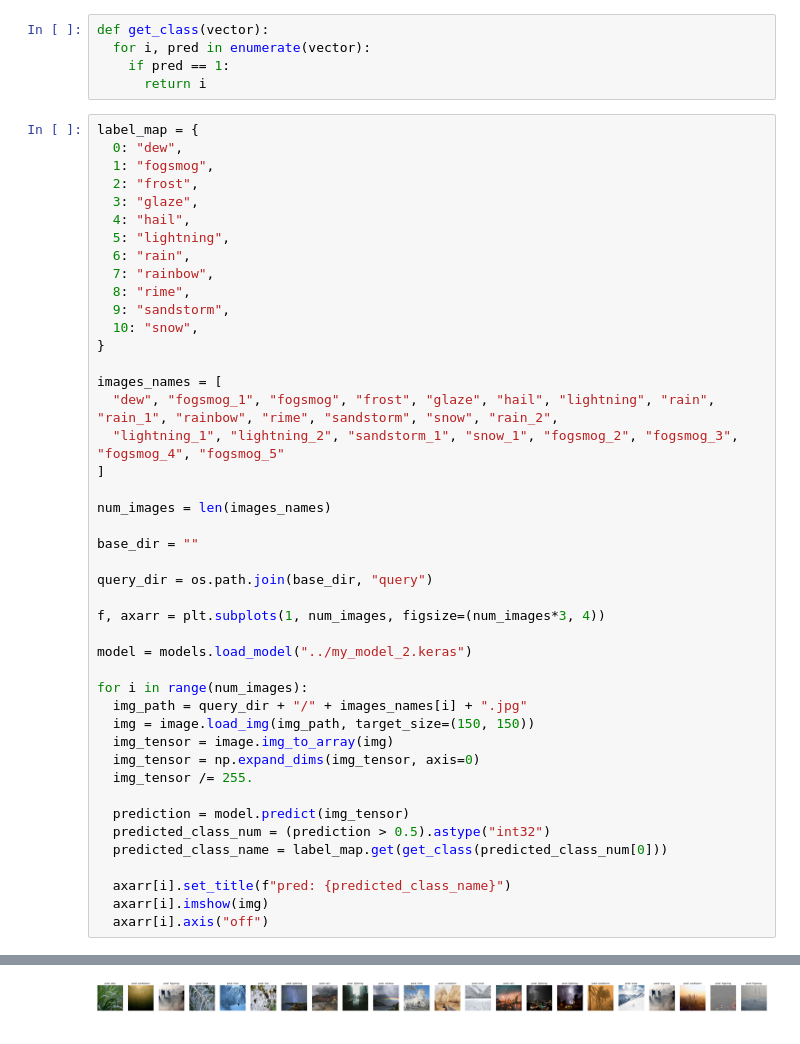
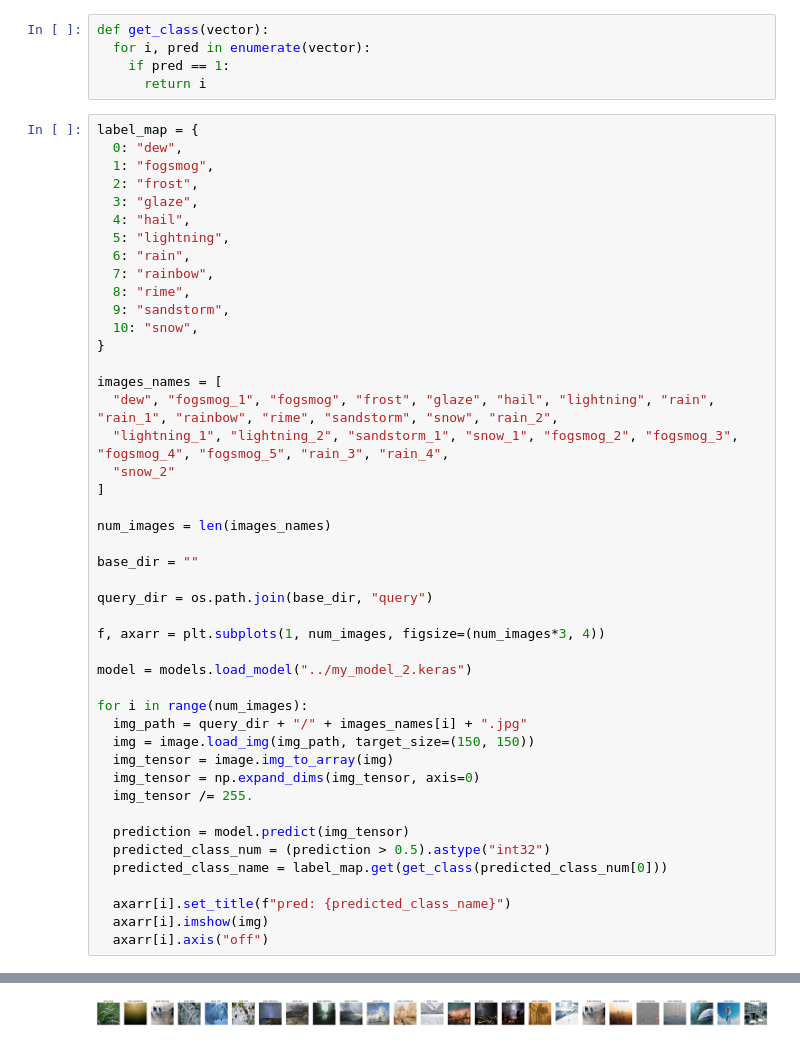
Before and after one commit to Mike5801/MachineLearningProject, a Jupyter notebook: A01610836_queries.ipynb, the cells around one changed output, grey strips where cells are left out. Drawn from its saved outputs; the diff is of its cells as text.

Commit message:
add more images to query

```diff
--- a/A01610836_queries.ipynb
+++ b/A01610836_queries.ipynb
@@ -45,7 +45,8 @@ label_map = {
 
 images_names = [
   "dew", "fogsmog_1", "fogsmog", "frost", "glaze", "hail", "lightning", "rain", "rain_1", "rainbow", "rime", "sandstorm", "snow", "rain_2",
-  "lightning_1", "lightning_2", "sandstorm_1", "snow_1", "fogsmog_2", "fogsmog_3", "fogsmog_4", "fogsmog_5"
+  "lightning_1", "lightning_2", "sandstorm_1", "snow_1", "fogsmog_2", "fogsmog_3", "fogsmog_4", "fogsmog_5", "rain_3", "rain_4",
+  "snow_2"
 ]
 
 num_images = len(images_names)
@@ -98,4 +94,4 @@ for i in range(num_images):
-[figure, old version]
+[figure, new version]
 # %%
 def query_image(name, model_name):
   base_dir = ""
```
Also changed, not shown: parts of 3 cells of this notebook, 4 other files.
